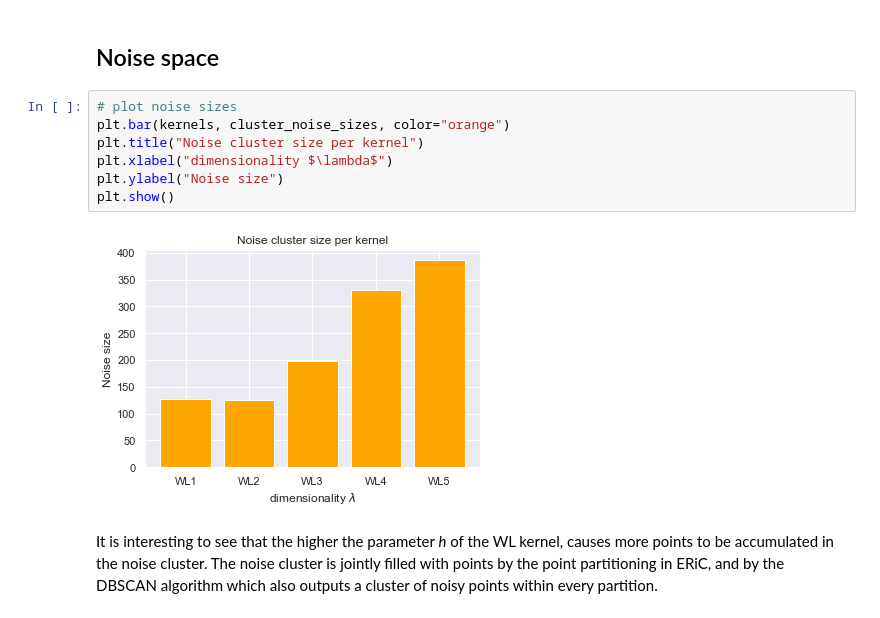
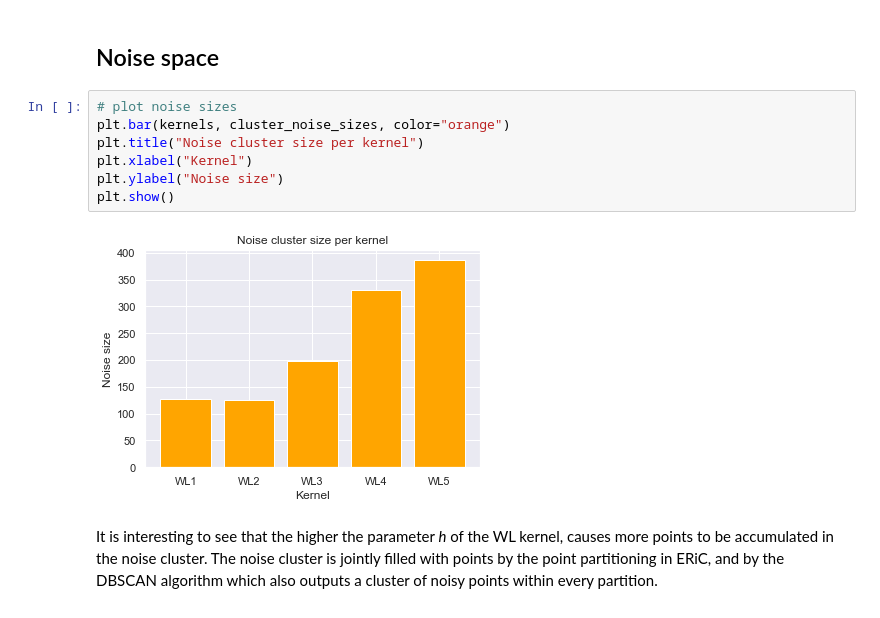
Before and after one commit to mozzafiato/DataMiningAssignment, a Jupyter notebook: ERiC/EDA_ERiC.ipynb, the cells around one changed output. Drawn from its saved outputs; the diff is of its cells as text.

```diff
--- a/ERiC/EDA_ERiC.ipynb
+++ b/ERiC/EDA_ERiC.ipynb
@@ -164,12 +164,12 @@ For WL5, the average cluster size in the lower partitions is much larger, while
 # %%
 # plot noise sizes
 plt.bar(kernels, cluster_noise_sizes, color="orange")
 plt.title("Noise cluster size per kernel")
-plt.xlabel("dimensionality $\lambda$")
+plt.xlabel("Kernel")
 plt.ylabel("Noise size")
 plt.show()
 # %% [output]
-[figure, old version]
+[figure, new version]
 # %% [markdown]
 It is interesting to see that the higher the parameter *h* of the WL kernel, causes more points to be accumulated in the noise cluster. The noise cluster is jointly filled with points by the point partitioning in ERiC, and by the DBSCAN algorithm which also outputs a cluster of noisy points within every partition.
 # %% [markdown]
```
Also changed, not shown: parts of 2 cells of this notebook.
